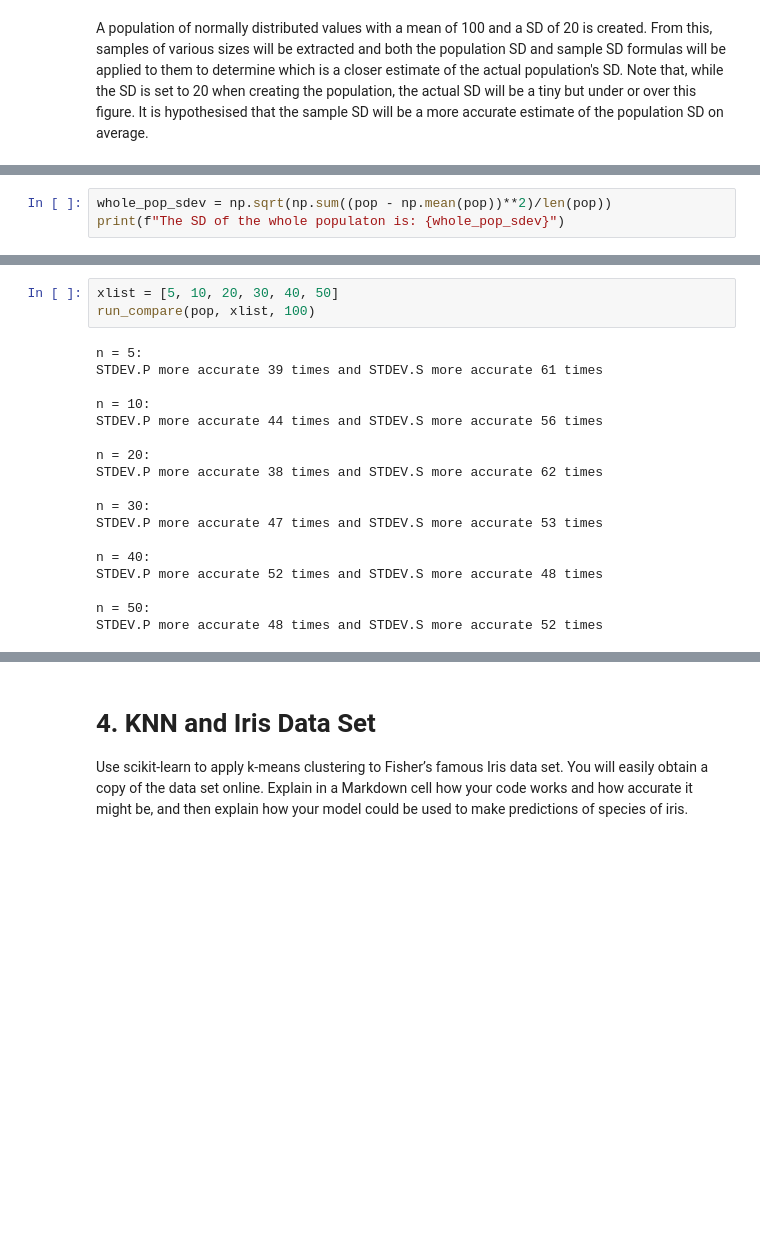
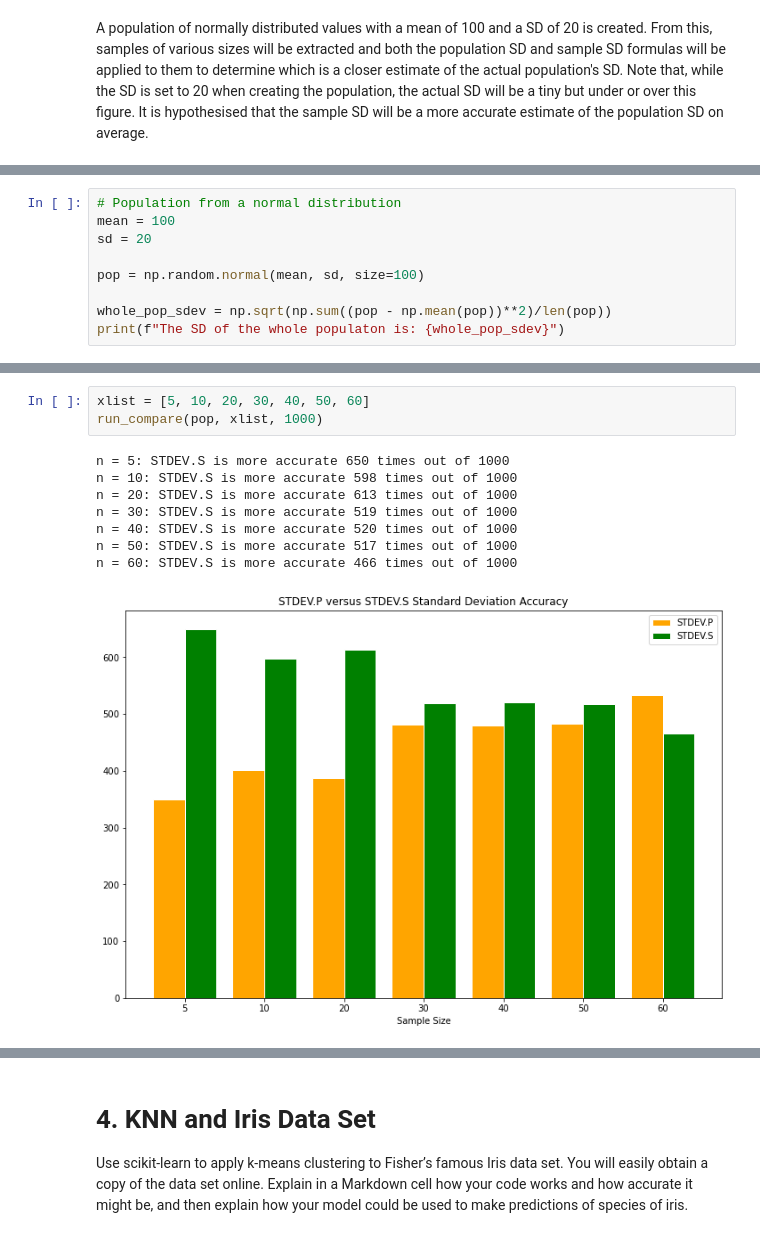
Before and after one commit to jennifer-ryan/machine-learning-tasks, a Jupyter notebook: Tasks.ipynb, the cells around one changed output, grey strips where cells are left out. Drawn from its saved outputs; the diff is of its cells as text; blank space fills up the shorter version.

```diff
--- a/Tasks.ipynb
+++ b/Tasks.ipynb
@@ -410,4 +397,10 @@ plt.show()
 # %%
+# Population from a normal distribution
+mean = 100
+sd = 20
+
+pop = np.random.normal(mean, sd, size=100)
+
 whole_pop_sdev = np.sqrt(np.sum((pop - np.mean(pop))**2)/len(pop))
 print(f"The SD of the whole populaton is: {whole_pop_sdev}")
 # %% [output]
@@ -453,23 +479,14 @@ def run_compare(pop, nlist, num):
 # %%
-xlist = [5, 10, 20, 30, 40, 50]
-run_compare(pop, xlist, 100)
+xlist = [5, 10, 20, 30, 40, 50, 60]
+run_compare(pop, xlist, 1000)
 # %% [output]
-n = 5:
-STDEV.P more accurate 39 times and STDEV.S more accurate 61 times
-
-n = 10:
-STDEV.P more accurate 44 times and STDEV.S more accurate 56 times
-
-n = 20:
-STDEV.P more accurate 38 times and STDEV.S more accurate 62 times
-
-n = 30:
-STDEV.P more accurate 47 times and STDEV.S more accurate 53 times
-
-n = 40:
-STDEV.P more accurate 52 times and STDEV.S more accurate 48 times
-
-n = 50:
-STDEV.P more accurate 48 times and STDEV.S more accurate 52 times
+n = 5: STDEV.S is more accurate 650 times out of 1000
+n = 10: STDEV.S is more accurate 598 times out of 1000
+n = 20: STDEV.S is more accurate 613 times out of 1000
+n = 30: STDEV.S is more accurate 519 times out of 1000
+n = 40: STDEV.S is more accurate 520 times out of 1000
+n = 50: STDEV.S is more accurate 517 times out of 1000
+n = 60: STDEV.S is more accurate 466 times out of 1000
+[figure, added]
 # %%
 pop2 = np.random.normal(mean, sdev, size=10000)
```
Also changed, not shown: parts of 8 cells of this notebook.
